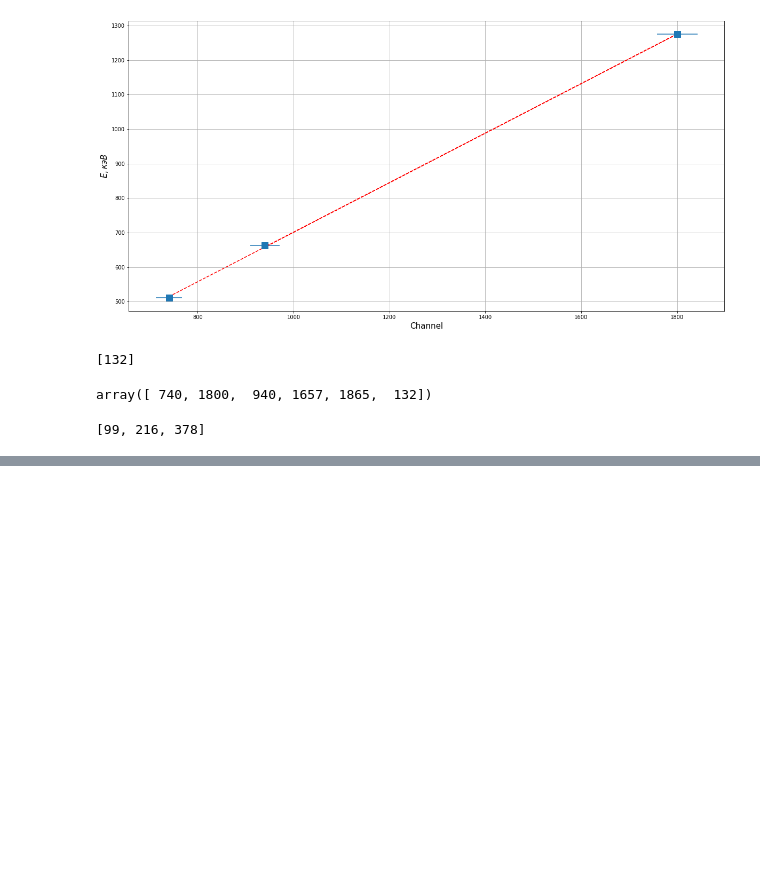
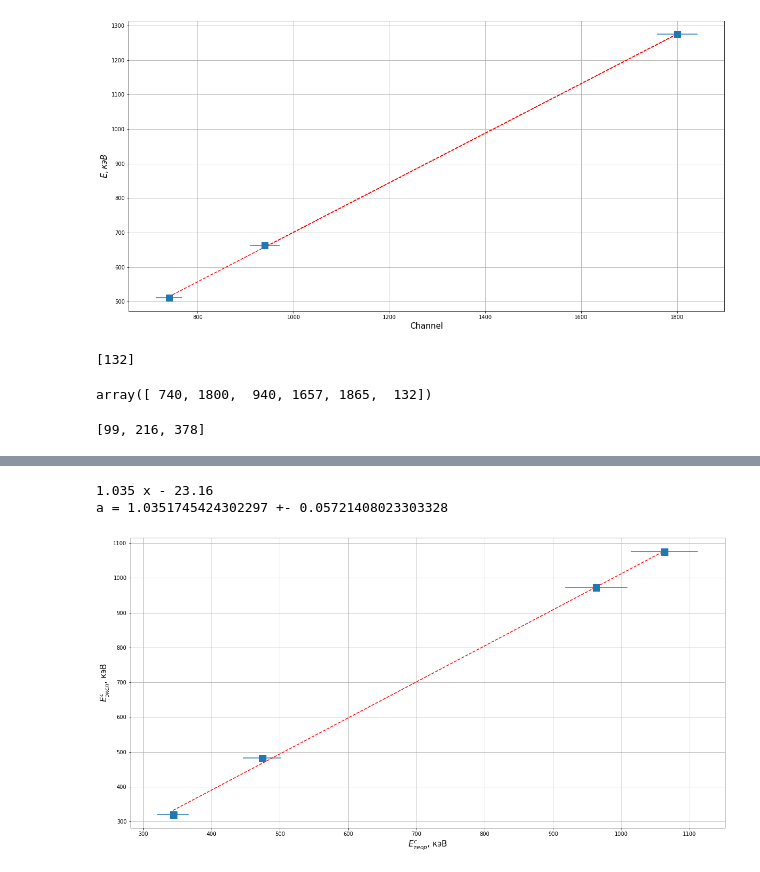
Before and after one commit to 106-inc/PhysLabV, a Jupyter notebook: 5.5/5.5.ipynb, the cells around one changed output, grey strips where cells are left out. Drawn from its saved outputs; the diff is of its cells as text; code cells hidden in the pictures; blank space fills up the shorter version.

Commit message:
[5.5] Add R^2(1/E) chart

```diff
--- a/5.5/5.5.ipynb
+++ b/5.5/5.5.ipynb
@@ -202,20 +203,57 @@ df
 # %%
-to_comp = df.iloc[0:4, 2:4]
+to_comp = df.iloc[0:4, 2:4].sort_values(by=["E_i"])
 EE = to_comp[to_comp.columns[0]]
 sigmaEE = to_comp[to_comp.columns[-1]]
 mc2 = 511
 
 to_comp["E^c_{эксп}"] = [
   320.5,
   482.2,
   973.3,
   1075
 ]
 to_comp["\\sigma_{E^c_{эксп}}"] = [0.1] * len(EE)
 to_comp["E^c_{теор}"] = EE / (1 + mc2 / (2 * EE))
 to_comp["\\sigma_{E^c_{теор}}"] = abs(
   sigmaEE / (1 + mc2 / (2 * EE)) + EE / (1 + mc2 / (2 * EE))**2 * mc2 * sigmaEE / (2 * EE**2)
 )
+## build plot
+trend = np.poly1d(np.polyfit(to_comp["E^c_{теор}"], to_comp["E^c_{эксп}"], 1))
+
+plt.figure(figsize=[20, 10])
+plt.errorbar(
+  x=to_comp["E^c_{теор}"],
+  y=to_comp["E^c_{эксп}"],
+  xerr=to_comp["\\sigma_{E^c_{теор}}"],
+  yerr=to_comp["\\sigma_{E^c_{эксп}}"],
+  marker="s", markersize=13, ls=""
+)
+plt.plot(to_comp["E^c_{теор}"], trend(to_comp["E^c_{теор}"]), "r--")
+plt.grid()
+plt.xlabel('$E^c_{теор}$, кэВ', fontsize=fsz)
+plt.ylabel('$E^c_{эксп}$, кэВ', fontsize=fsz)
+print(trend)
+y = to_comp["E^c_{эксп}"]
+x = to_comp["E^c_{теор}"]
+xerr=to_comp["\\sigma_{E^c_{теор}}"]
+yerr=to_comp["\\sigma_{E^c_{эксп}}"]
+'y = ax + b'
+a = trend[1]
+b = trend[0]
+da = 1 / np.sqrt(3) * np.sqrt(
+  (np.mean(y * y) - np.mean(y) ** 2) /
+  (np.mean(x * x) - np.mean(x) ** 2)
+  - a * a
+)
+dd = np.sqrt(
+  (yerr / x) ** 2 +
+  (y * xerr / x**2)**2
+)
+print(f"a = {a} +- {np.sqrt(da**2 + np.mean(dd)**2)}")
+# %% [output]
+1.035 x - 23.16
+a = 1.0351745424302297 +- 0.05721408023303328
+[figure, added]
 # %%
 to_comp
 # %% [output]
```
Also changed, not shown: parts of 4 cells of this notebook.
